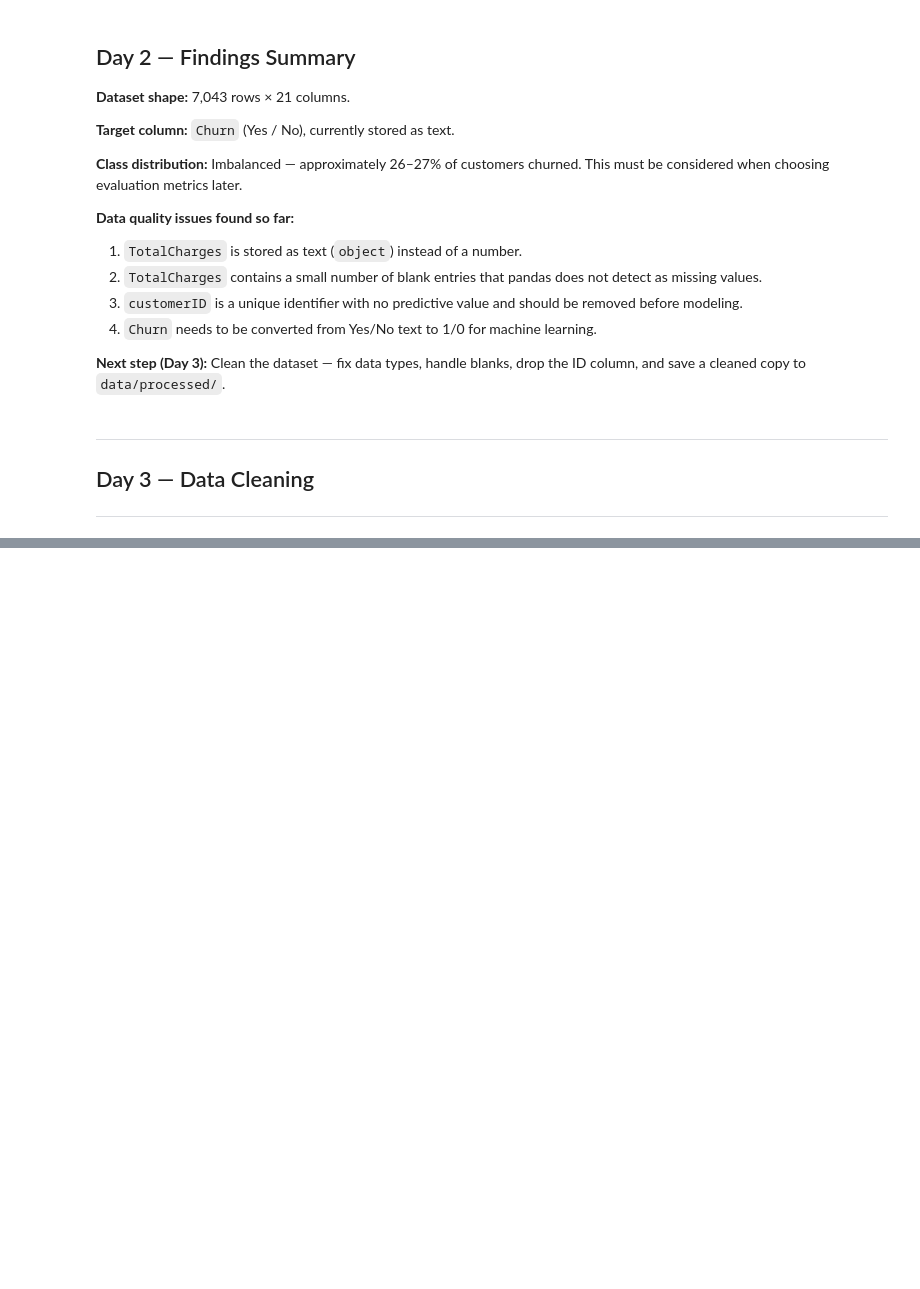
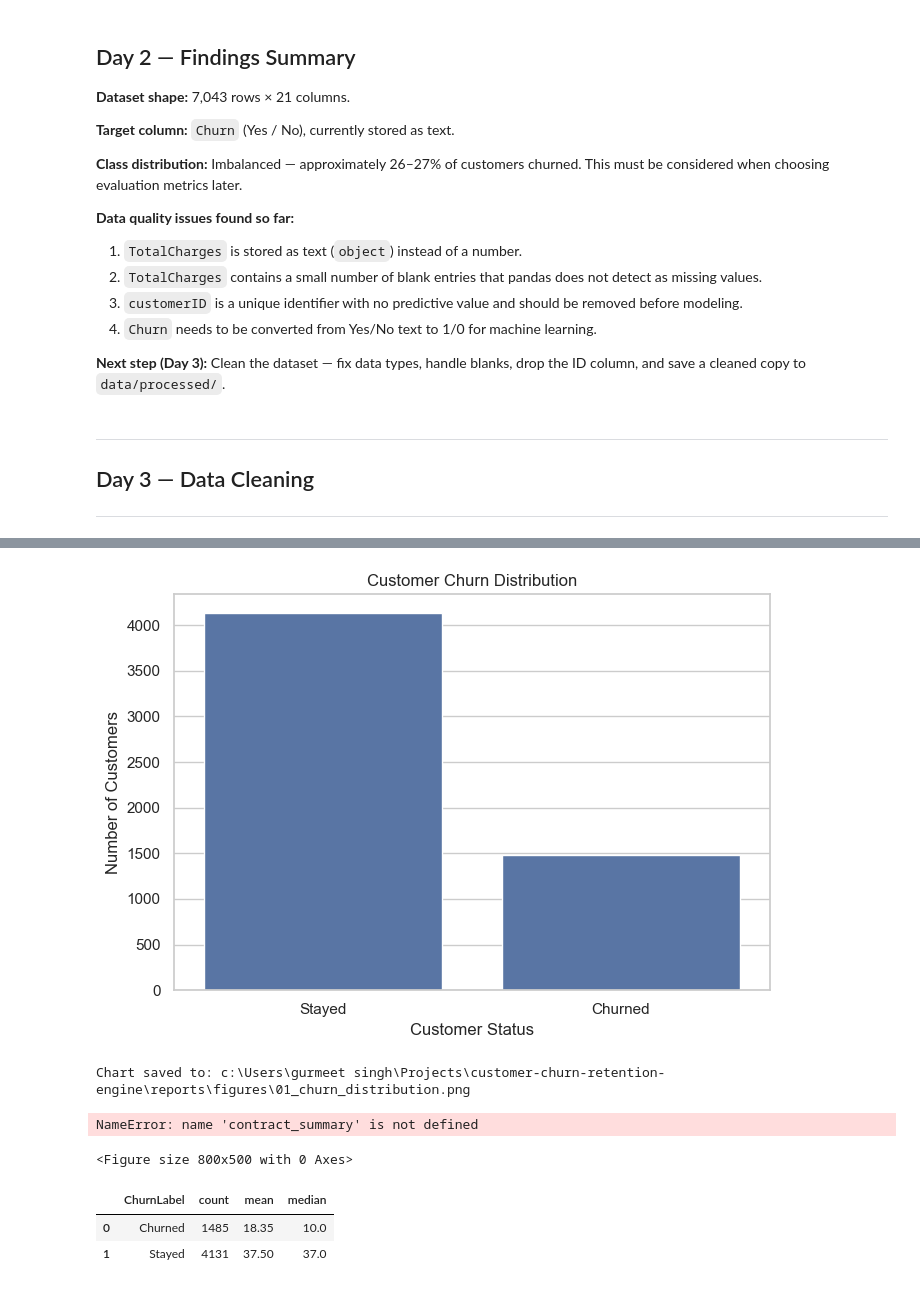
Before and after one commit to simranjitkaur-codes/customer-churn-retention-engine, a Jupyter notebook: notebooks/01_data_inspection.ipynb, the cells around one changed output, grey strips where cells are left out. Saved outputs shown, nothing was run; the diff lists cells and outputs as text; code cells hidden in the pictures; blank space fills up the shorter version.

```diff
--- a/notebooks/01_data_inspection.ipynb
+++ b/notebooks/01_data_inspection.ipynb
@@ -226,0 +424,60 @@ print("Churn dtype in saved file:", df_check["Churn"].dtype)
+# %%
+plt.figure(figsize=(7, 5))
+
+sns.countplot(
+    data=eda_df,
+    x="ChurnLabel",
+    order=["Stayed", "Churned"]
+)
+
+plt.title("Customer Churn Distribution")
+plt.xlabel("Customer Status")
+plt.ylabel("Number of Customers")
+plt.tight_layout()
+
+chart_path = FIGURES_DIR / "01_churn_distribution.png"
+plt.savefig(chart_path, dpi=300, bbox_inches="tight")
+plt.show()
+
+print("Chart saved to:", chart_path)
+# %% [output]
+[figure, added]
+Chart saved to: c:\Users\gurmeet singh\Projects\customer-churn-retention-engine\reports\figures\01_churn_distribution.png
+# %%
+plt.figure(figsize=(8, 5))
+
+sns.barplot(
+    data=contract_summary,
+    x="Contract",
+    y="Churn Rate (%)"
+)
+
+plt.title("Churn Rate by Contract Type")
+plt.xlabel("Contract Type")
+plt.ylabel("Churn Rate (%)")
+plt.xticks(rotation=15)
+plt.tight_layout()
+
+chart_path = FIGURES_DIR / "02_contract_churn_rate.png"
+plt.savefig(chart_path, dpi=300, bbox_inches="tight")
+plt.show()
+
+print("Chart saved to:", chart_path)
+# %% [output]
+NameError: name 'contract_summary' is not defined
+<Figure size 800x500 with 0 Axes>
+# %%
+tenure_summary = (
+    eda_df.groupby("ChurnLabel")["tenure"]
+    .agg(["count", "mean", "median"])
+    .reset_index()
+)
+
+tenure_summary["mean"] = tenure_summary["mean"].round(2)
+tenure_summary["median"] = tenure_summary["median"].round(2)
+
+tenure_summary
+# %% [output]
+|  | ChurnLabel | count | mean | median |
+| 0 | Churned | 1485 | 18.35 | 10.0 |
+| 1 | Stayed | 4131 | 37.50 | 37.0 |
```
Also changed, not shown: parts of 19 cells of this notebook, 11 other files.
